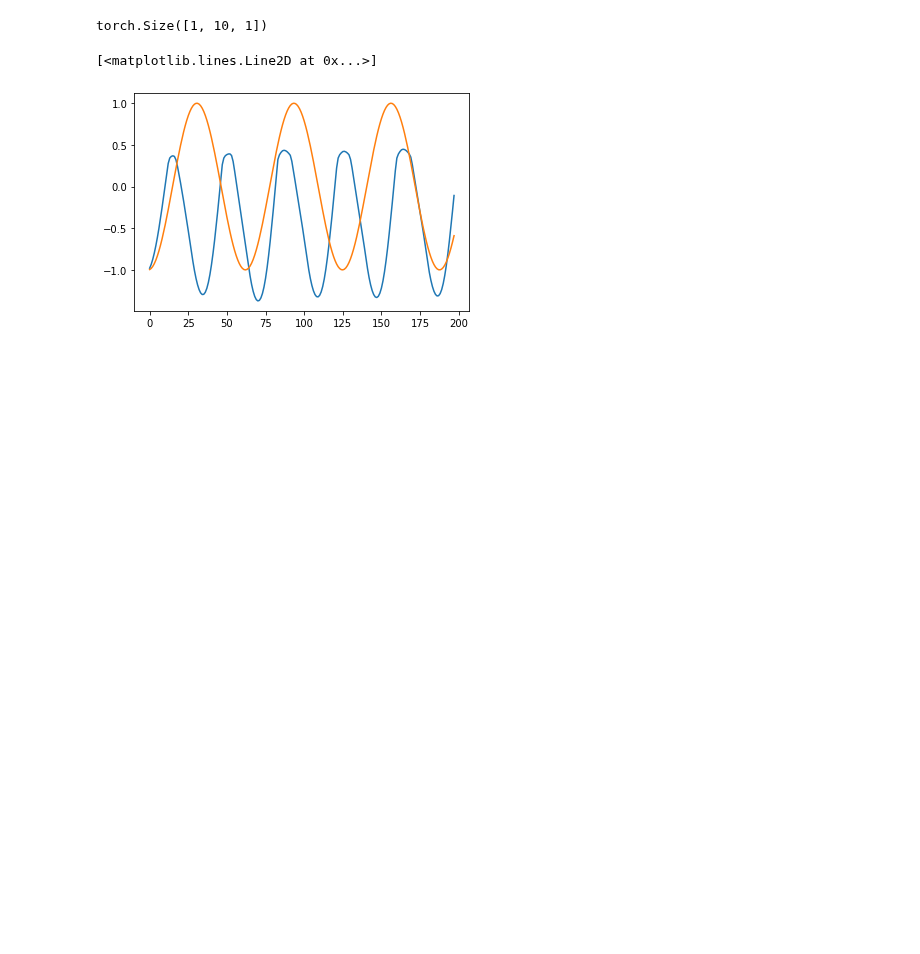
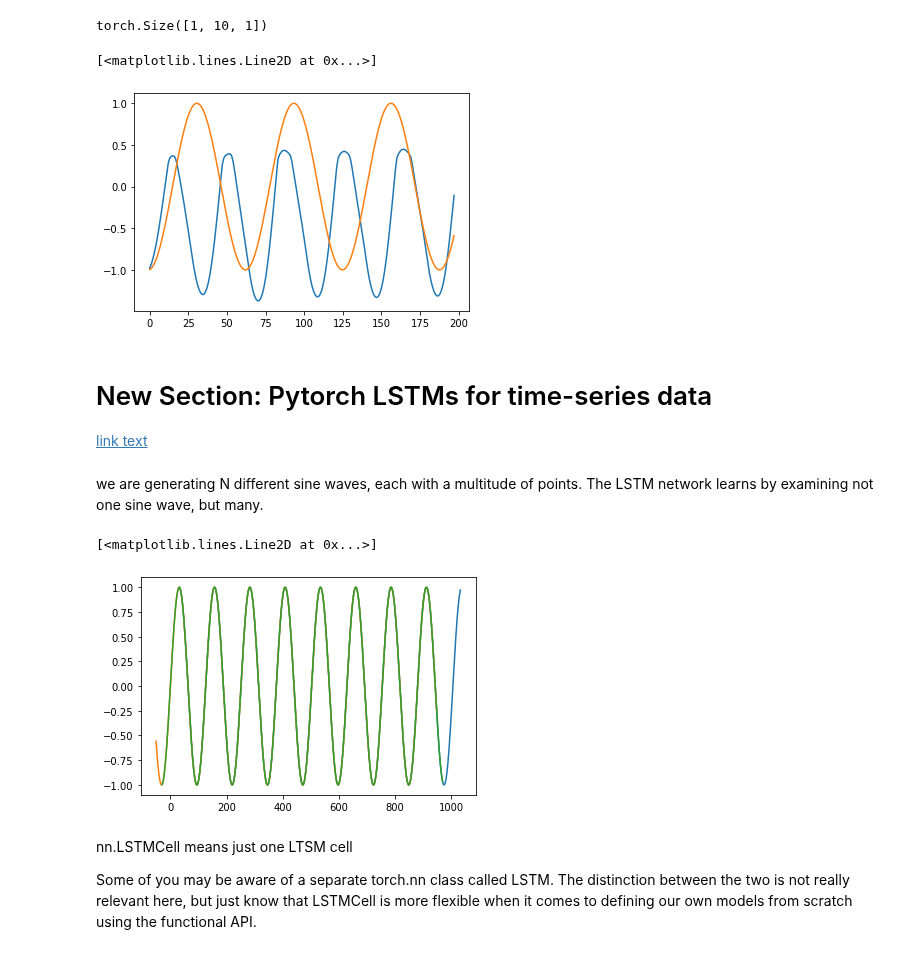
Before and after one commit to mostafa-ja/sample, a Jupyter notebook: nn_RNN_basics.ipynb, the cells around one changed output. Drawn from its saved outputs; the diff is of its cells as text; code cells hidden in the pictures; blank space fills up the shorter version.

```diff
--- a/nn_RNN_basics.ipynb
+++ b/nn_RNN_basics.ipynb
@@ -227,3 +227,8 @@ plt.plot(Y_test.cpu().detach().numpy())
 # %% [output]
 [<matplotlib.lines.Line2D at 0x...>]
 [figure]
+# %% [markdown]
+# New Section: Pytorch LSTMs for time-series data
+[link text](https://towardsdatascience.com/pytorch-lstms-for-time-series-data-cd16190929d7)
+# %% [markdown]
+we are generating N different sine waves, each with a multitude of points. The LSTM network learns by examining not one sine wave, but many.
@@ -229,0 +240,19 @@ plt.plot(Y_test.cpu().detach().numpy())
+# %%
+N = 100 # number of samples
+L = 1000 # length of each sample (number of values for each sine wave)
+T = 20 # width of the wave
+x = np.empty((N,L), np.float32) # instantiate empty array
+x[:] = np.arange(L) + np.random.randint(-4*T, 4*T, N).reshape(N,1)
+y = np.sin(x/1.0/T).astype(np.float32)
+# %%
+plt.plot(x[0],y[0])
+plt.plot(x[1],y[1])
+plt.plot(x[5],y[5])
+# %% [output]
+[<matplotlib.lines.Line2D at 0x...>]
+[figure, added]
+# %% [markdown]
+nn.LSTMCell  means just one LTSM cell
+
+
+Some of you may be aware of a separate torch.nn class called LSTM. The distinction between the two is not really relevant here, but just know that LSTMCell is more flexible when it comes to defining our own models from scratch using the functional API.
```
Also changed, not shown: parts of 6 cells of this notebook.
